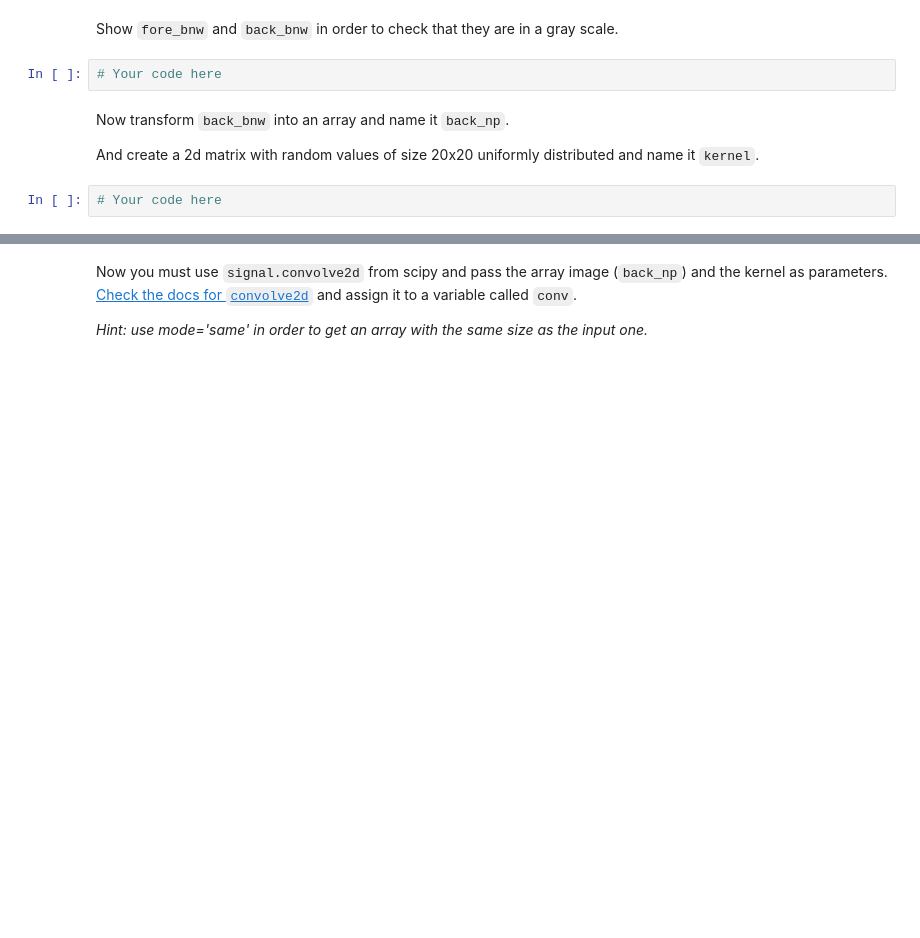
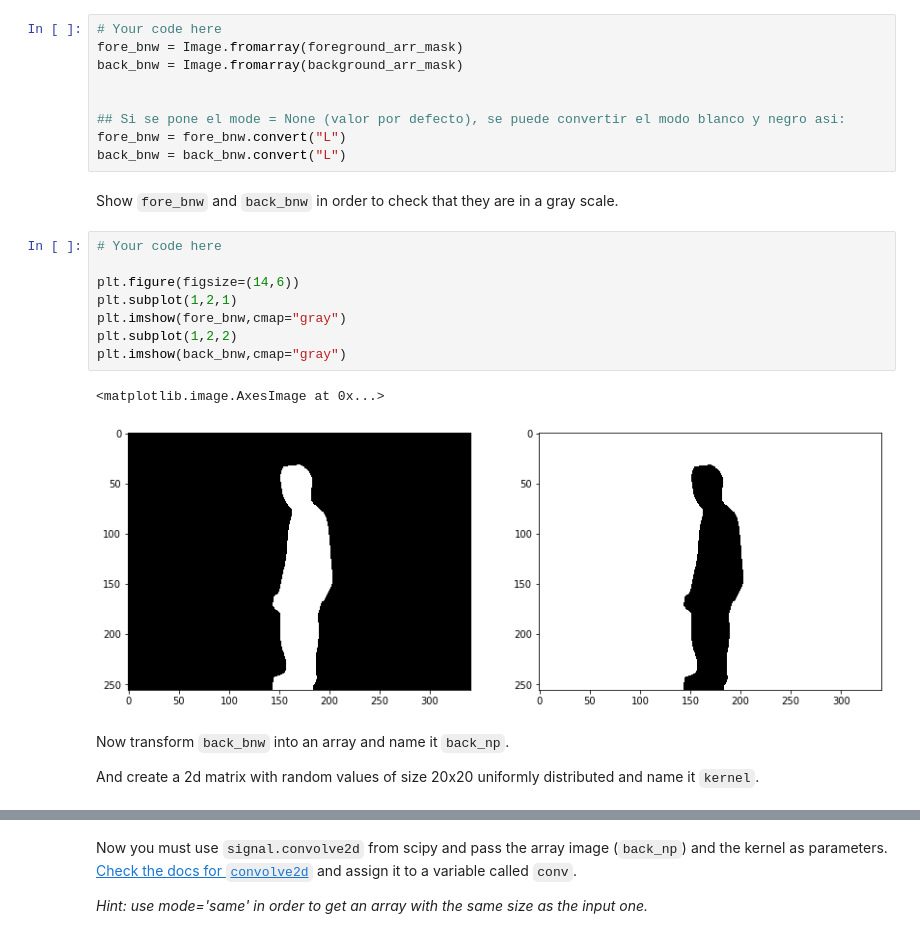
Before and after one commit to blancalluch/ImageSegmentation, a Jupyter notebook: main.ipynb, the cells around one changed output, grey strips where cells are left out. Saved outputs shown, nothing was run; the diff lists cells and outputs as text; blank space fills up the shorter version.

```diff
--- a/main.ipynb
+++ b/main.ipynb
@@ -125,10 +165,26 @@ Transform `foreground` and `background`, now they are arrays, to an image and co
+# %%
+# Your code here
+fore_bnw = Image.fromarray(foreground_arr_mask)
+back_bnw = Image.fromarray(background_arr_mask)
+
+
+## Si se pone el mode = None (valor por defecto), se puede convertir el modo blanco y negro asi:
+fore_bnw = fore_bnw.convert("L")
+back_bnw = back_bnw.convert("L")
 # %% [markdown]
 Show `fore_bnw` and `back_bnw` in order to check that they are in a gray scale.
-# %%
-# Your code here
+# %%
+# Your code here
+
+plt.figure(figsize=(14,6))
+plt.subplot(1,2,1)
+plt.imshow(fore_bnw,cmap="gray")
+plt.subplot(1,2,2)
+plt.imshow(back_bnw,cmap="gray")
+# %% [output]
+<matplotlib.image.AxesImage at 0x...>
+[figure, added]
 # %% [markdown]
 Now transform `back_bnw` into an array and name it `back_np`.
 
 And create a 2d matrix with random values of size 20x20 uniformly distributed and name it `kernel`.
-# %%
-# Your code here
```
Also changed, not shown: parts of 12 cells of this notebook, 1 other file.
